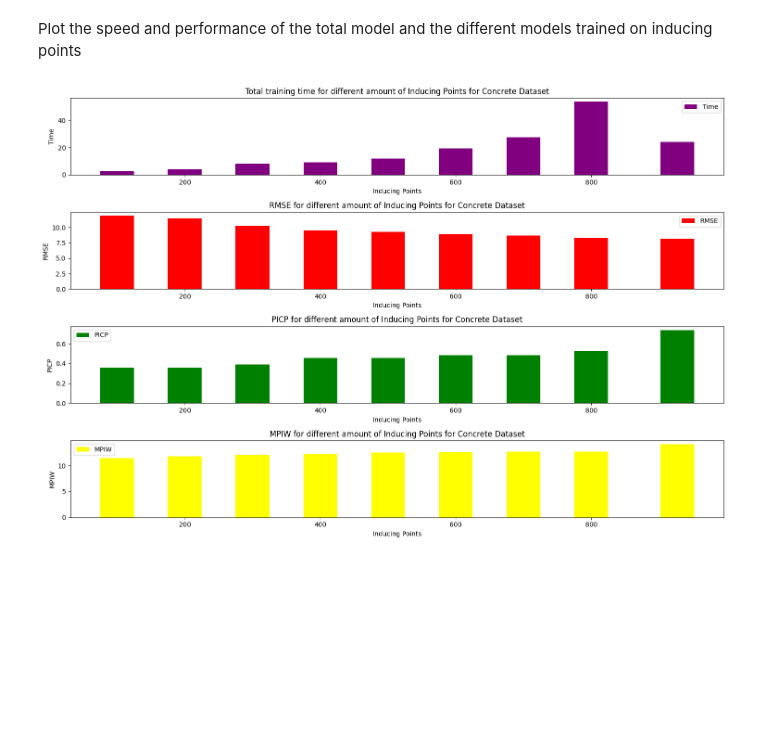
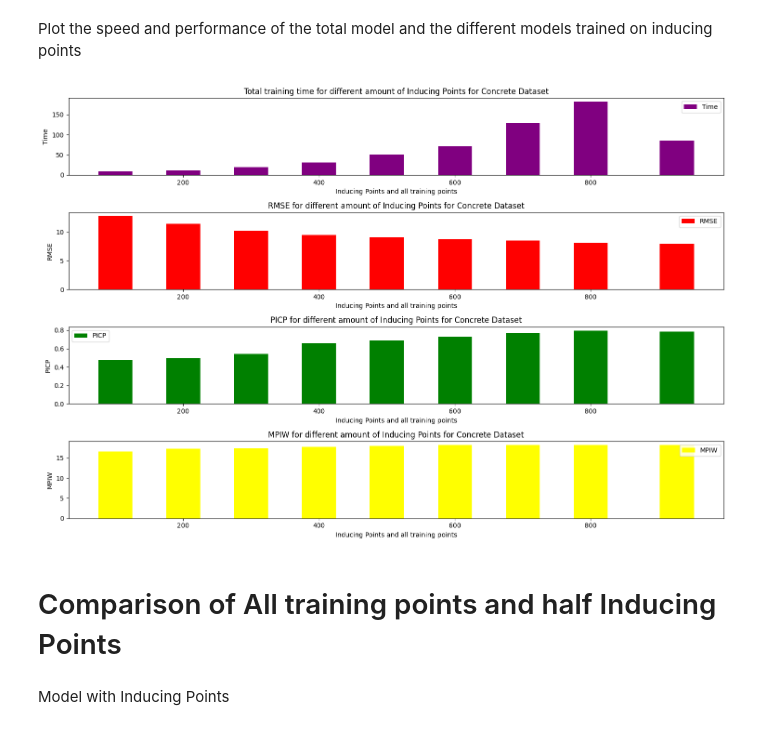
Before and after one commit to Sabelz/Gaussian_Processes_Inducing_Points, a Jupyter notebook: GPs/GPConcrete.ipynb, the cells around one changed output. Cells and saved outputs as stored; diff of their text form; code cells hidden in the pictures; blank space fills up the shorter version.

Commit message:
final comparison

```diff
--- a/GPs/GPConcrete.ipynb
+++ b/GPs/GPConcrete.ipynb
@@ -205,7 +204,7 @@ import os
 def train(model, xTrain, yTrain): # Train the model on training data: xTrain, yTrain
 
   smoke_test = ('CI' in os.environ)
-  training_iter = 2 if smoke_test else 500
+  training_iter = 2 if smoke_test else 2000
 
 
   # Find optimal model hyperparameters
@@ -421,7 +384,7 @@ plt.plot([100,200,300,400,500,600,700,800],timeList)
 # Changing n_init will drastically change execution time
 def kmeansPoints(x, y, N): # The dataset (X,Y) and the N amount of inducing points wished
   RS = 0 # Random state
-  kmeans = KMeans(n_clusters=N, n_init=1, random_state=RS ).fit(x) # Apply K-means clustering on the normalized training data
+  kmeans = KMeans(n_clusters=N, n_init=3, random_state=RS ).fit(x) # Apply K-means clustering on the normalized training data
   xInducing = kmeans.cluster_centers_ # Use the centers of the clusters as the inducing points
   # To get the corresponding y values for each inducing point, compute the closest data point.
   closest_indices, _ = pairwise_distances_argmin_min(xInducing, x) # Will return indexes of xTrain_KMeans which is most similar(the same in this case) as xInducing
@@ -617,3 +580,5 @@ with torch.no_grad(), gpytorch.settings.fast_pred_var(): # https://arxiv.org/abs
+# %%
+training_time_final, RMSE_final, PICP_final, MPIW_final, model_final = model_all_points(xTrain_standardized, yTrain, xTest_standardized, yTest)
 # %% [markdown]
 Total time from the inducing points with K-means
 # %%
@@ -624,7 +589,7 @@ for i in range(len(K_means_times2)):
 Plot the speed and performance of the total model and the different models trained on inducing points
 # %%
 RMSE = RMSE_list2+[RMSE_final] # List of RMSEs
-times = sum_time_inducing+[execution_time_final] # list of training times
+times = sum_time_inducing+[training_time_final] # list of training times
 PICPs = PICP_list2+[PICP_final] # List of PICPs
 MPIWs = MPIW_list2+[MPIW_final] # List of MPIWs
 # PLOT
@@ -636,38 +601,42 @@ fig, axs = plt.subplots(4, 1, figsize=(15, 10))  # Create a figure and a 1x2 sub
 
 # First subplot
 axs[0].bar(indices_final, times, label='Time', width = width, color = "purple")
-axs[0].set_xlabel('Inducing Points')
+axs[0].set_xlabel('Inducing Points and all training points')
 axs[0].set_ylabel('Time')
 axs[0].set_title('Total training time for different amount of Inducing Points for Concrete Dataset')
 axs[0].legend()
 
 # Second subplot
 axs[1].bar(indices_final, RMSE, label='RMSE', width = width, color = "red")
-axs[1].set_xlabel('Inducing Points')
+axs[1].set_xlabel('Inducing Points and all training points')
 axs[1].set_ylabel('RMSE')
 axs[1].set_title('RMSE for different amount of Inducing Points for Concrete Dataset')
 axs[1].legend()
 
 
 
 # Third subplot
 axs[2].bar(indices_final, PICPs, label='PICP', width = width, color = "green")
-axs[2].set_xlabel('Inducing Points')
+axs[2].set_xlabel('Inducing Points and all training points')
 axs[2].set_ylabel('PICP')
 axs[2].set_title('PICP for different amount of Inducing Points for Concrete Dataset')
 axs[2].legend()
 
 # Fourth subplot
 axs[3].bar(indices_final, MPIWs, label='MPIW', width = width, color = "yellow")
-axs[3].set_xlabel('Inducing Points')
+axs[3].set_xlabel('Inducing Points and all training points')
 axs[3].set_ylabel('MPIW')
 axs[3].set_title('MPIW for different amount of Inducing Points for Concrete Dataset')
 axs[3].legend()
 
 # Adjust spacing between subplots
 plt.tight_layout()
 
 # Show the plot
 plt.show()
 # %% [output]
-[figure, old version]
+[figure, new version]
+# %% [markdown]
+# Comparison of All training points and half Inducing Points
+# %% [markdown]
+Model with Inducing Points
```
Also changed, not shown: parts of 21 cells of this notebook.
